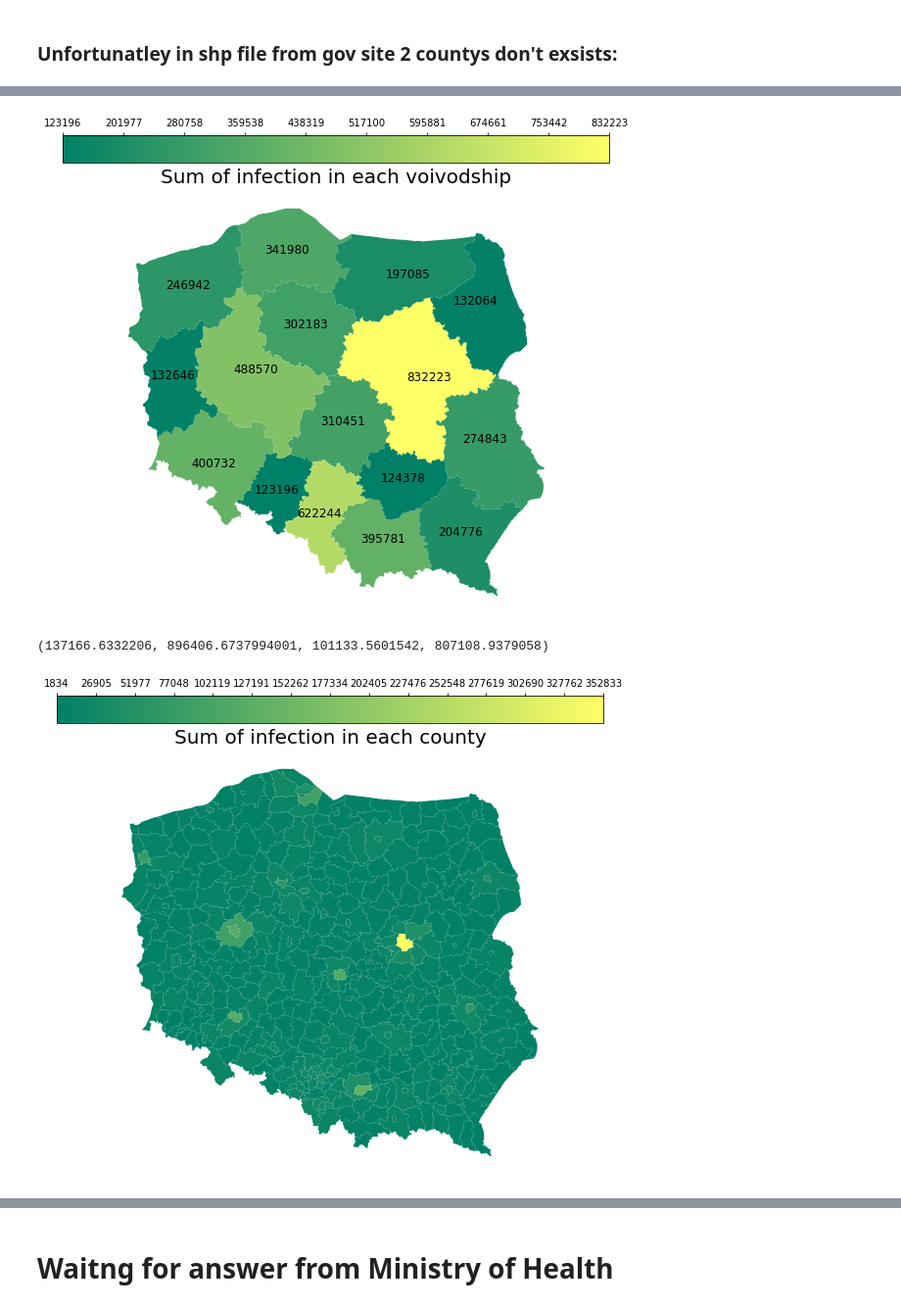
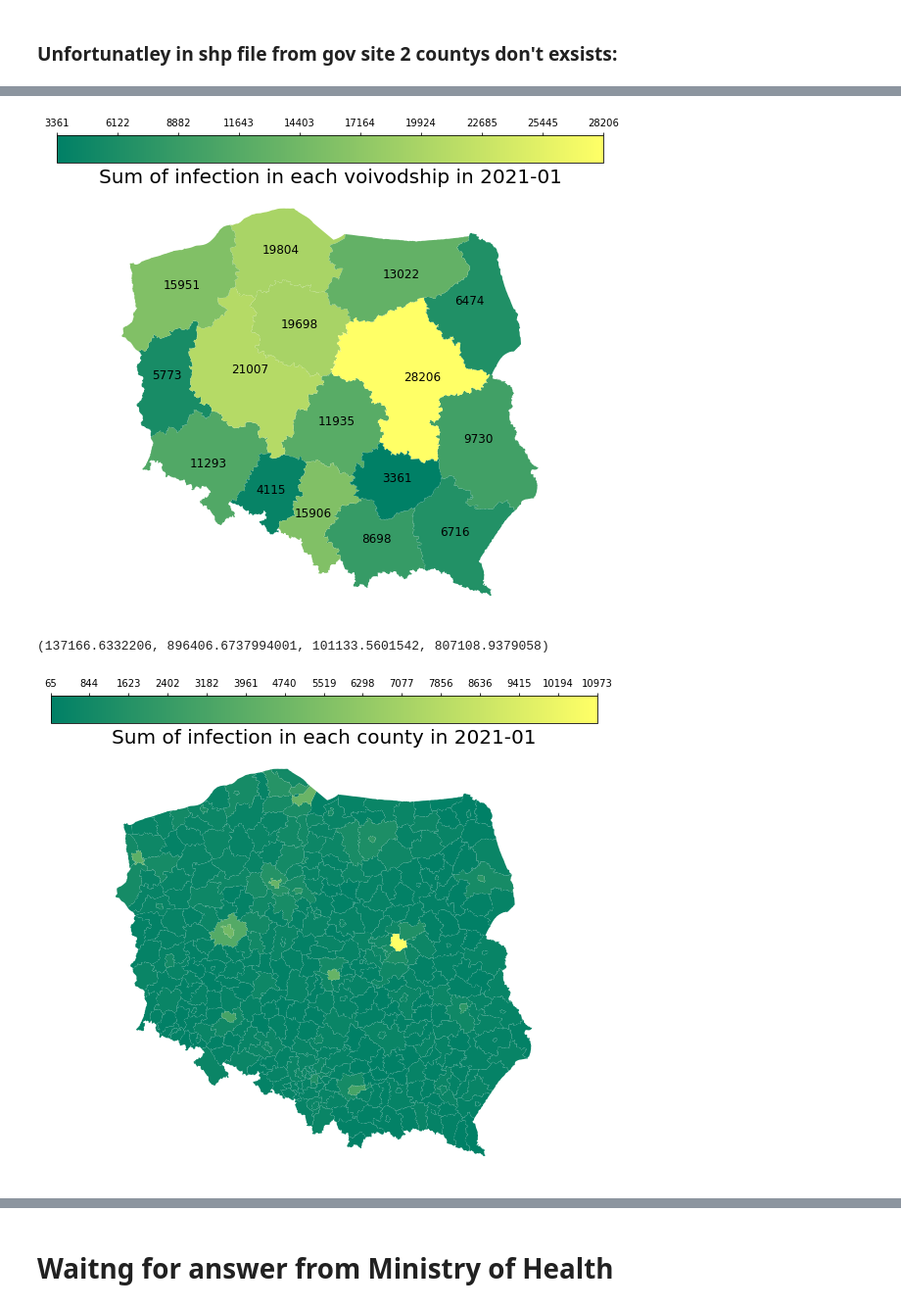
Before and after one commit to AJSTO/COVID_infections_with_Pyspark, a Jupyter notebook: analyse_COVID_infections.ipynb, the cells around one changed output, grey strips where cells are left out. Shown at 98% size. Drawn from its saved outputs; the diff is of its cells as text; code cells hidden in the pictures.

```diff
--- a/analyse_COVID_infections.ipynb
+++ b/analyse_COVID_infections.ipynb
@@ -375,8 +421,7 @@ is_vac_help['num_of_doses'] = is_vac_help['num_of_doses']\
                             .apply(lambda x: translated[x])
 num_of_infections_iter = iter([1,2,3,4])
 order=[
-    'none', 'first', 'reminiscent', 'second_reminiscent',
-    'complementary', 'full'
+    'none', 'first', 'full', 'complementary', 'reminiscent', 'second_reminiscent',
 ]
 plt.figure(figsize=(20, 20))
 for x in range(2):
@@ -428,9 +473,7 @@ is_vac_help['num_of_doses'] = is_vac_help['num_of_doses']\
                             .apply(lambda x: translated[x])
 num_of_doses_iter = iter(
     [
-        'first', 'second_reminiscent',
-        'full', 'complementary', 'none',
-       'reminiscent'
+        'none', 'first', 'full', 'complementary', 'reminiscent', 'second_reminiscent',
     ]
 )
 order=[1,2,3,4]
@@ -457,2 +503,4 @@ plt.show()
+# %%
+DATE = '2021-01'
 # %%
 # Prepare data to check infections per county
@@ -479,13 +533,15 @@ county_infection['county_id'] = county_infection['county_id']\
 # %%
 # Prepare data to check infections per voivodship
-voivodship_infection = df_covid.groupBy('teryt_woj')\
+voivodship_infection = df_covid.groupBy('teryt_woj', 'data_rap_zakazenia')\
             .sum()\
             .select(
+                    'data_rap_zakazenia',
                     'teryt_woj',
                     'sum(liczba_zaraportowanych_zakazonych)'
                    )
 voivodship_infection = voivodship_infection.toPandas()
 voivodship_infection=voivodship_infection.rename(columns={
+    'data_rap_zakazenia': 'date',
     'teryt_woj' : 'voivodship_id',
     'sum(liczba_zaraportowanych_zakazonych)' : 'sum_of_infected'
 }
@@ -498,6 +554,10 @@ voivodship_infection['voivodship_id'] = voivodship_infection['voivodship_id']\
     .apply(lambda x: x if len(x)==4 else '0'+x)
 voivodship_infection['voivodship_id'] = voivodship_infection['voivodship_id']\
     .apply(lambda x: x[:2])
+voivodship_infection['date'] = voivodship_infection['date']\
+    .apply(lambda x: str(x)[:7])
+voivodship_infection = voivodship_infection[voivodship_infection['date'] == DATE]
+voivodship_infection = voivodship_infection.groupby(['voivodship_id']).sum().reset_index()
 # %%
 # To start with geovisualisation we need to have shape files of units:
 # voivodships and counts
@@ -574,25 +634,30 @@ county_map['sum_of_infected'] = list(county_infection.sum_of_infected.values)
 # %%
 # Plotting a map 'Sum of infections in each voivodship'
 fig, ax = plt.subplots(figsize = (10,10))
-plt.title('Sum of infection in each voivodship',
+plt.title(f'Sum of infection in each voivodship in {DATE}',
           fontsize=20
          )
 #Creating a colormap with colorbar
 vmin = voivodship_map['sum_of_infected'].min()
 vmax = voivodship_map['sum_of_infected'].max()
 mappable = mpl.cm.ScalarMappable(norm=plt.Normalize(vmin=vmin, vmax=vmax),cmap='summer')
 color = [mappable.to_rgba(item) for item in voivodship_map['sum_of_infected']]
 fig.colorbar(mappable,ax=ax,location='top', ticks=np.linspace(start=vmin, stop=vmax, num=10))
 voivodship_map.plot(ax=ax, color=color, legend=True)
 ax.axis('off')
 for idx, row in voivodship_map.iterrows():
-    plt.annotate(text=row['sum_of_infected'], xy=row['coords'], horizontalalignment='center', color='black',fontsize=12)
+    plt.annotate(
+        text=row['sum_of_infected'],
+        xy=row['coords'],
+        horizontalalignment='center',
+        color='black',fontsize=12
+    )
 # %% [output]
-[figure, old version]
+[figure, new version]
 # %%
 # Plotting a map 'Sum of infections in each county'
 fig, ax = plt.subplots(figsize = (10,10))
-plt.title('Sum of infection in each county',
+plt.title(f'Sum of infection in each county in {DATE}',
           fontsize=20
          )
 #Creating a colormap with colorbar
@@ -605,4 +670,4 @@ county_map.plot(ax=ax, color=color, legend=True)
 ax.axis('off')
 # %% [output]
 (137166.6332206, 896406.6737994001, 101133.5601542, 807108.9379058)
-[figure, old version]
+[figure, new version]
```
Also changed, not shown: parts of 37 cells of this notebook, 3 other files.
